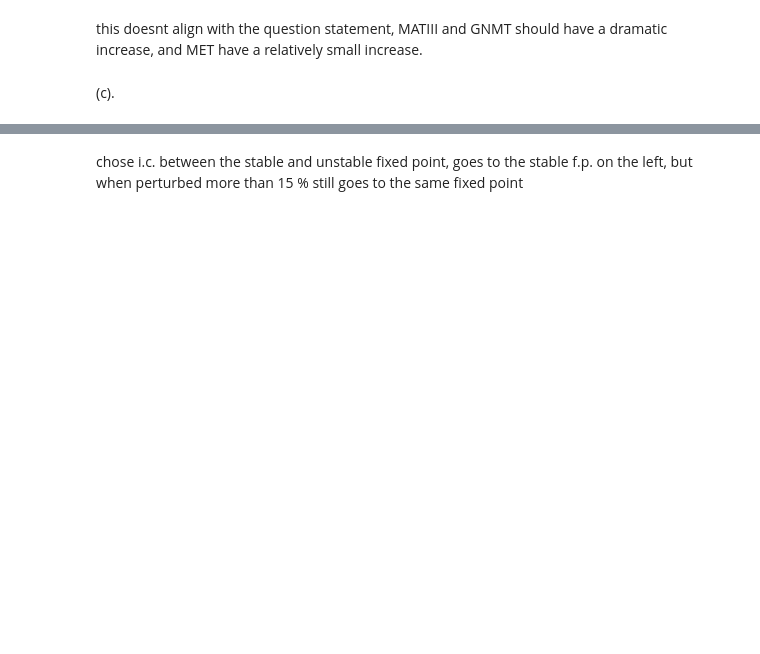
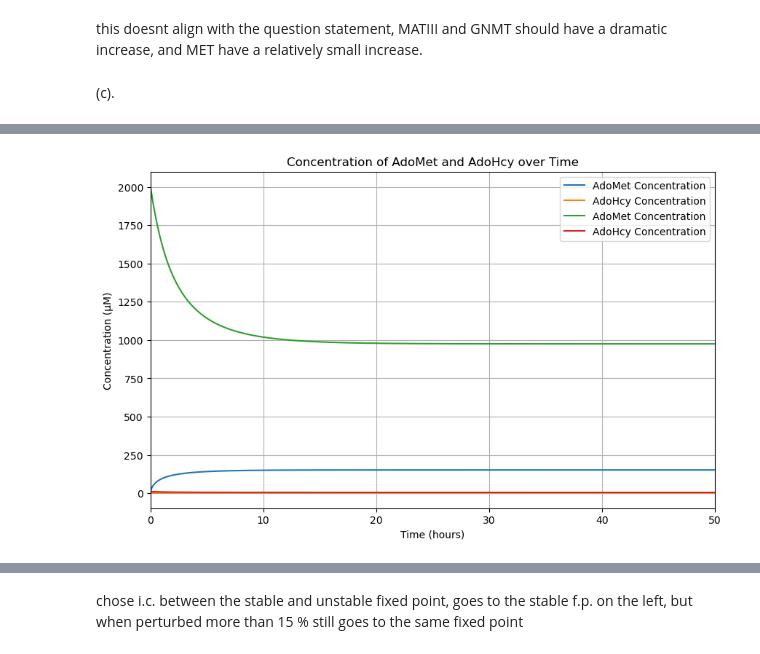
Before and after one commit to maxwellyue1/AMATH-882, a Jupyter notebook: A2/Methionine_metabolism.ipynb, the cells around one changed output, grey strips where cells are left out. Saved outputs shown, nothing was run; the diff lists cells and outputs as text; code cells hidden in the pictures; blank space fills up the shorter version.

```diff
--- a/A2/Methionine_metabolism.ipynb
+++ b/A2/Methionine_metabolism.ipynb
@@ -284,4 +307,6 @@ initial_concentrations_c = {
 # %%
-simulation_results_c = model_simulation(params_c, initial_concentrations_c, time_points)
-AdoMet_ss_c = simulation_results_c[-1, 0]
-AdoHcy_ss_c = simulation_results_c[-1, 1]
+simulation_results_c1 = model_simulation(params_c, initial_concentrations_c1, time_points)
+simulation_results_c2 = model_simulation(params_c, initial_concentrations_c2, time_points)
+
+# AdoMet_ss_c = simulation_results_c[-1, 0]
+# AdoHcy_ss_c = simulation_results_c[-1, 1]
@@ -297,0 +323,15 @@ array([[400.        ,   2.        ],
+# %%
+plt.figure(figsize=(10, 6))
+plt.plot(time_points, simulation_results_c1[:, 0], label='AdoMet Concentration')
+plt.plot(time_points, simulation_results_c1[:, 1], label='AdoHcy Concentration')
+plt.plot(time_points, simulation_results_c2[:, 0], label='AdoMet Concentration')
+plt.plot(time_points, simulation_results_c2[:, 1], label='AdoHcy Concentration')
+plt.xlabel('Time (hours)')
+plt.ylabel('Concentration (µM)')
+plt.title('Concentration of AdoMet and AdoHcy over Time')
+plt.legend()
+plt.xlim(0, 50)
+plt.grid(True)
+plt.show()
+# %% [output]
+[figure, added]
```
Also changed, not shown: parts of 15 cells of this notebook, 4 other files.
